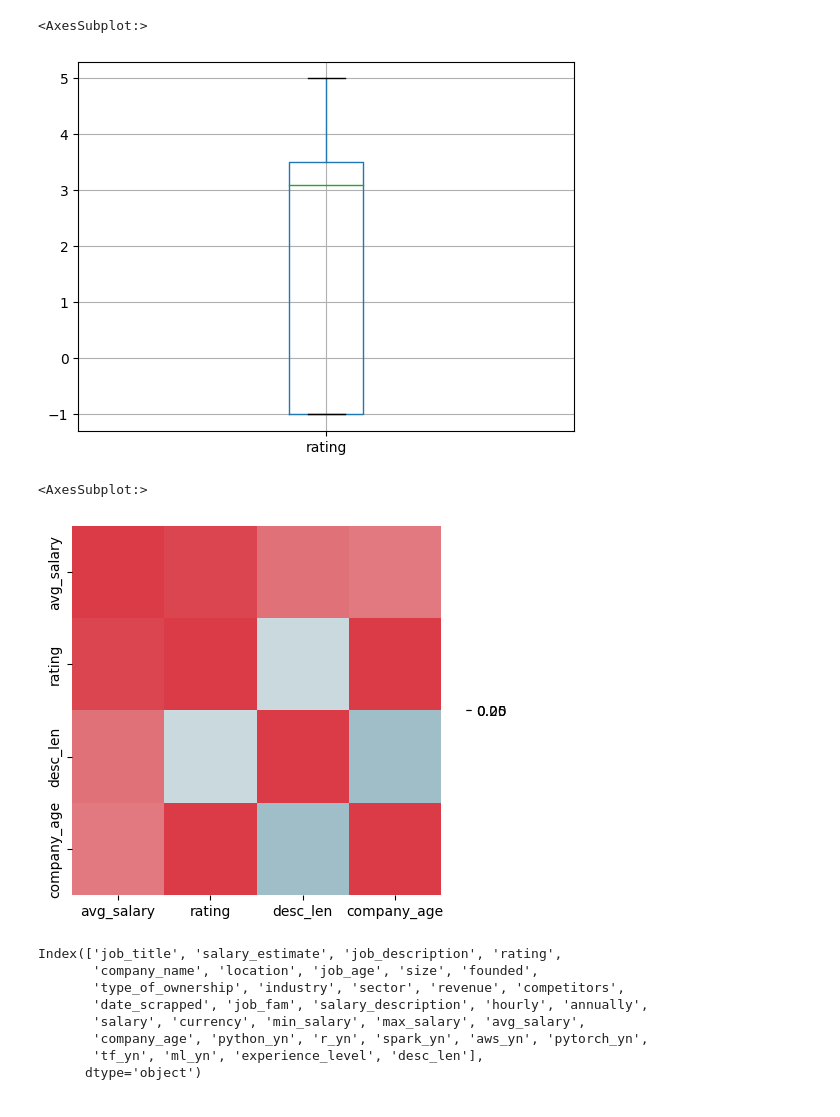
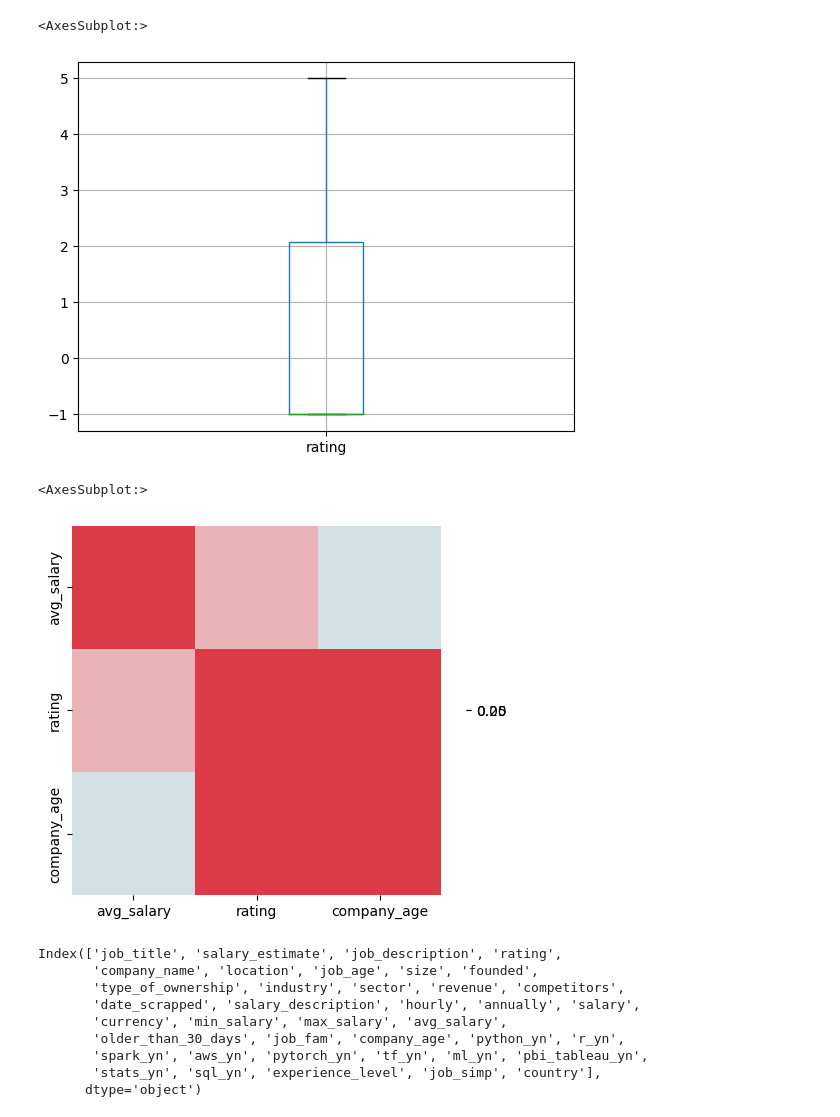
Before and after one commit to maslenkovas/ds_jobs_project, a Jupyter notebook: eda.ipynb, the cells around one changed output. Saved outputs shown, nothing was run; the diff lists cells and outputs as text; code cells hidden in the pictures.

Commit message:
new data from whole GCC region is incorporated into the project. App files are moved to another repository.

```diff
--- a/eda.ipynb
+++ b/eda.ipynb
@@ -51,20 +52 @@ Index(['job_title', 'salary_estimate', 'job_description', 'rating',
       dtype='object')
-# %%
-# convert salary into monthly salary
-df['min_salary'] = df.apply(lambda x: x.min_salary * 160 if x.hourly==1 else x.min_salary/12 if x.annually==1 else x.min_salary, axis=1)
-df['max_salary'] = df.apply(lambda x: x.max_salary * 160 if x.hourly==1 else x.max_salary/12 if x.annually==1 else x.max_salary, axis=1)
-df['avg_salary'] = df.apply(lambda x: x.avg_salary * 160 if x.hourly==1 else x.avg_salary/12 if x.annually==1 else x.avg_salary, axis=1)
-
-# convert USD to AED
-df['min_salary'] = df.apply(lambda x: x.min_salary * 3.67 if x.currency=='usd' else x.min_salary, axis=1)
-df['max_salary'] = df.apply(lambda x: x.max_salary * 3.67 if x.currency=='usd' else x.max_salary, axis=1)
-df['avg_salary'] = df.apply(lambda x: x.avg_salary * 3.67 if x.currency=='usd' else x.avg_salary, axis=1)
-
-# add job description length column
-df['desc_len'] = df.job_description.apply(lambda x: len(x))
-
-# remove new line character and rating from company name
-df['company_name'] = df['company_name'].apply(lambda x: x.split('\n')[0] if len(x.split('\n'))>1 else x)
-
-# add column indicating if a job was posted more than 30 days ago
-df['older_than_30_days'] = df['job_age'].apply(lambda x: 1 if '30' in x.lower() else 0)
@@ -147,24 +131,25 @@ df.boxplot(column=['min_salary', 'max_salary', 'avg_salary'])
 df.boxplot(column=['rating'])
 # %% [output]
 <AxesSubplot:>
-[figure, old version]
+[figure, new version]
 # %%
-corr = df[[ 'avg_salary', 'rating', 'desc_len', 'company_age']].corr()
+corr = df[[ 'avg_salary', 'rating',  'company_age']].corr()
 cmap = sns.diverging_palette(220, 10, as_cmap=True)
 sns.heatmap(corr, vmax=.3, center=0, cmap=cmap, square=True, linewidths=.0, cbar_kws={"shrink":.0})
 # %% [output]
 <AxesSubplot:>
-[figure, old version]
+[figure, new version]
 # %%
 df.columns
 # %% [output]
 Index(['job_title', 'salary_estimate', 'job_description', 'rating',
        'company_name', 'location', 'job_age', 'size', 'founded',
        'type_of_ownership', 'industry', 'sector', 'revenue', 'competitors',
-       'date_scrapped', 'job_fam', 'salary_description', 'hourly', 'annually',
-       'salary', 'currency', 'min_salary', 'max_salary', 'avg_salary',
-       'company_age', 'python_yn', 'r_yn', 'spark_yn', 'aws_yn', 'pytorch_yn',
-       'tf_yn', 'ml_yn', 'experience_level', 'desc_len'],
+       'date_scrapped', 'salary_description', 'hourly', 'annually', 'salary',
+       'currency', 'min_salary', 'max_salary', 'avg_salary',
+       'older_than_30_days', 'job_fam', 'company_age', 'python_yn', 'r_yn',
+       'spark_yn', 'aws_yn', 'pytorch_yn', 'tf_yn', 'ml_yn', 'pbi_tableau_yn',
+       'stats_yn', 'sql_yn', 'experience_level', 'job_simp', 'country'],
       dtype='object')
 # %%
 df_cat = df[['location', 'size', 'type_of_ownership', 'revenue', 'job_fam', 'job_simp', 'ml_yn', 'experience_level', 'industry', 'company_name']]
```
Also changed, not shown: parts of 22 cells of this notebook, 41 other files.
